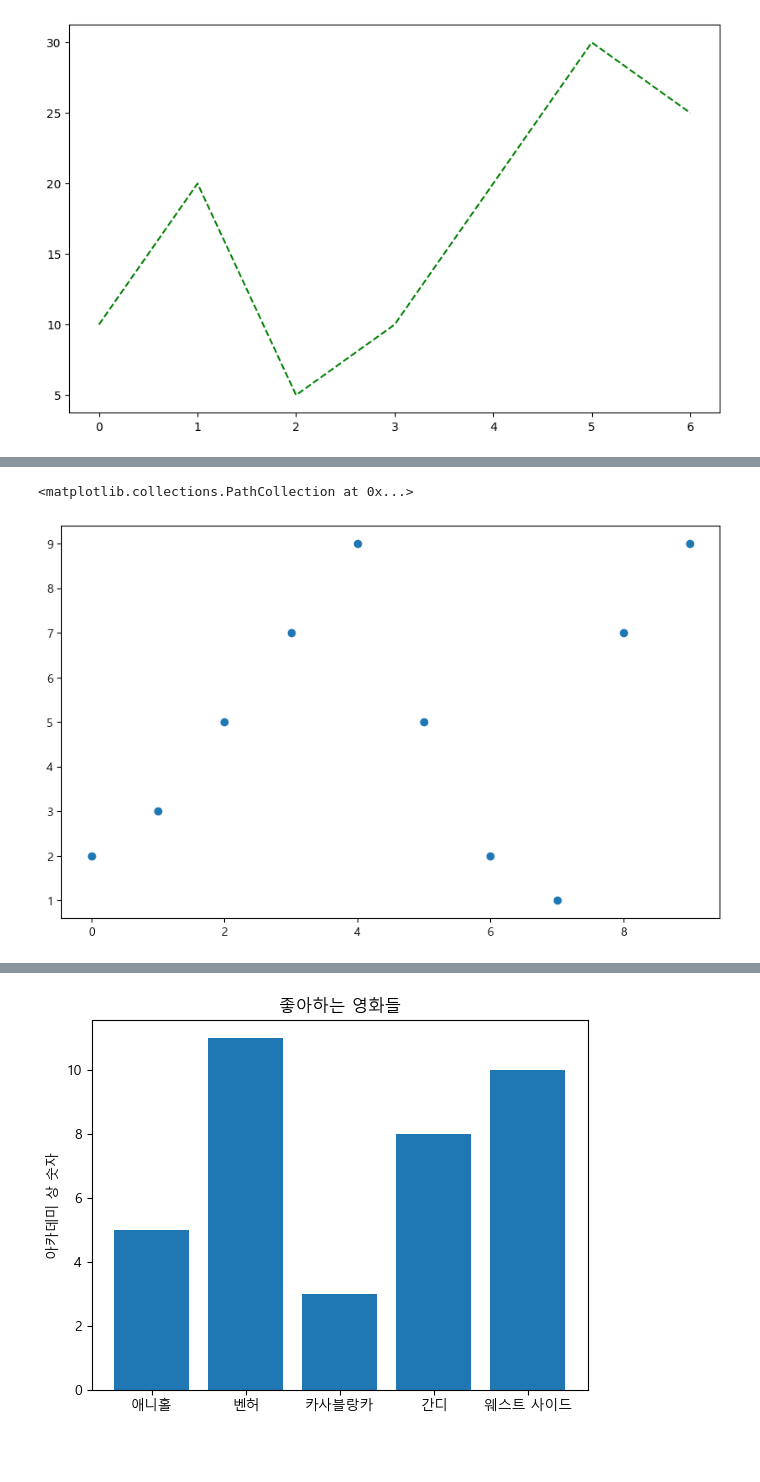
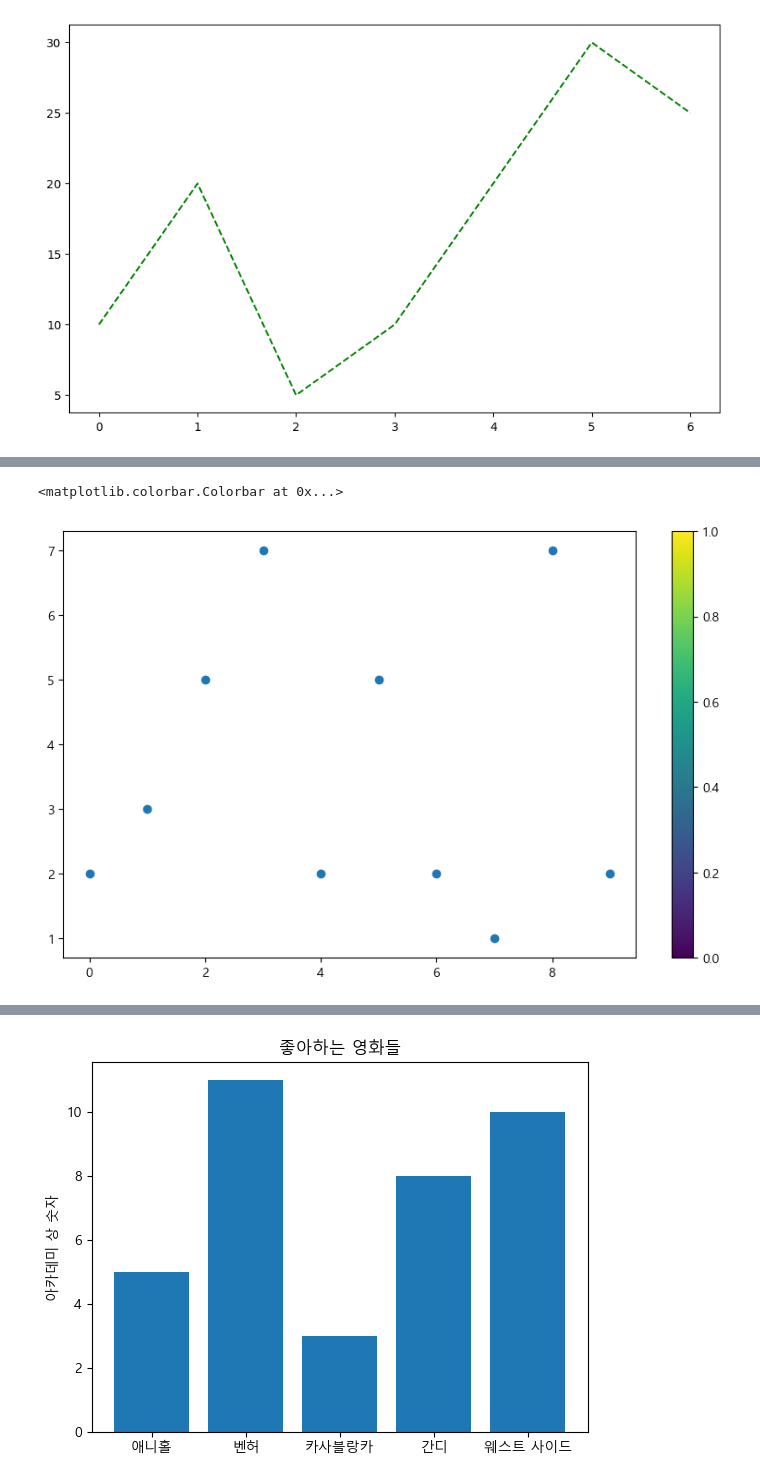
Before and after one commit to 79christmasb7980-design/python, a Jupyter notebook: Pandas06_matplotlib으로차트그리기.ipynb, the cells around one changed output, grey strips where cells are left out. Drawn from its saved outputs; the diff is of its cells as text; code cells hidden in the pictures; blank space fills up the shorter version.

```diff
--- a/Pandas06_matplotlib으로차트그리기.ipynb
+++ b/Pandas06_matplotlib으로차트그리기.ipynb
@@ -52,12 +53,13 @@ plt.plot(t, y, color='blue', linestyle='dashed', marker='o',
 # %%
 #시간축(t)과 데이터축(y)을 생성해서 산포도로 출력
 t = np.array([0,1,2,3,4,5,6,7,8,9])
-y = np.array([2,3,5,7,9,5,2,1,7,9])
+y = np.array([2,3,5,7,2,5,2,1,7,2])
 plt.figure(figsize=(10,6))
 plt.scatter(t,y)
+plt.colorbar()
 # %% [output]
-<matplotlib.collections.PathCollection at 0x...>
+<matplotlib.colorbar.Colorbar at 0x...>
-[figure, old version]
+[figure, new version]
 # %%
 #이번에는 컬러맵을 생성
 colormap = t
```
Also changed, not shown: parts of 8 cells of this notebook, 4 other files.
